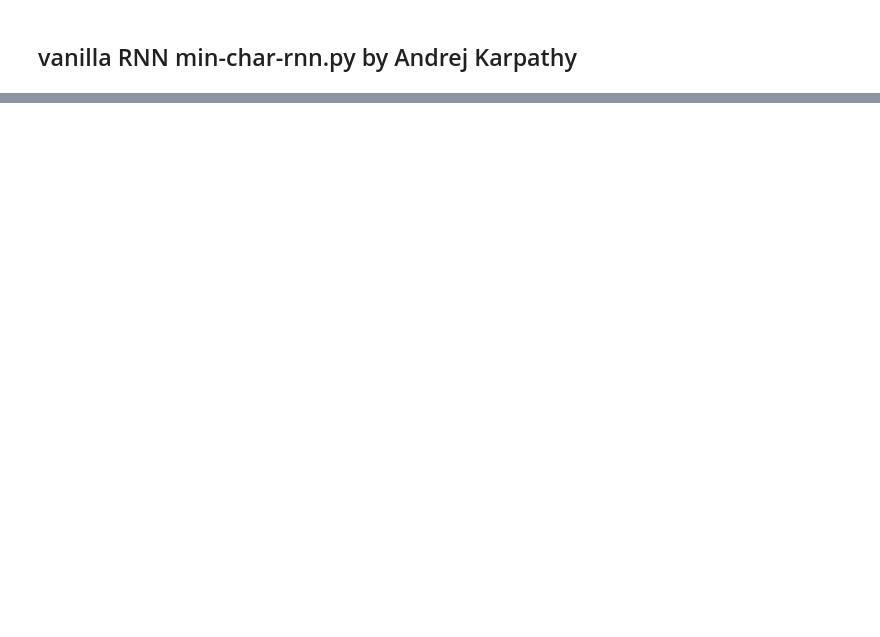
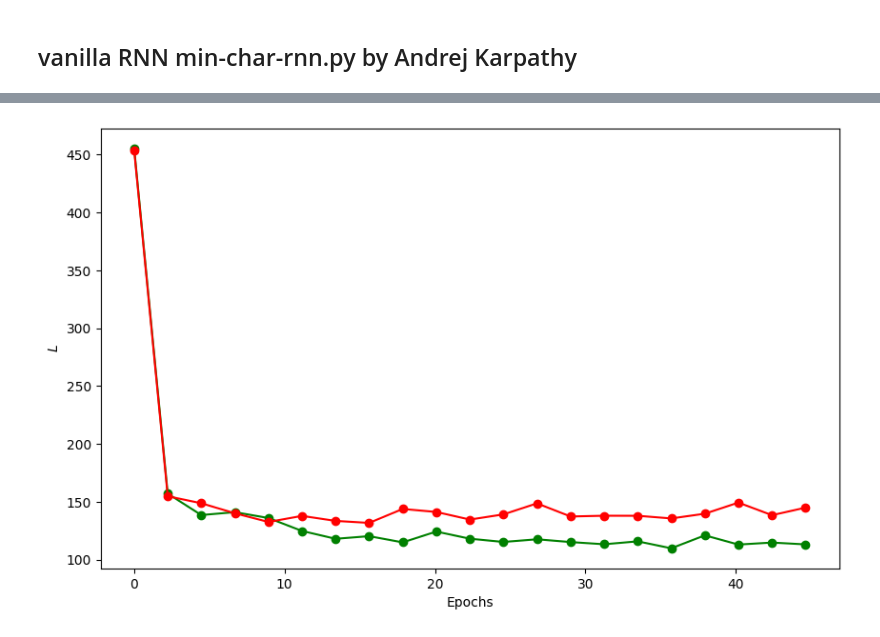
Before and after one commit to carlm451/LSTM_Char-LM_python-JAX, a Jupyter notebook: Notebook1_RNN_vs_LSTM_Comparison.ipynb, the cells around one changed output, grey strips where cells are left out. Saved outputs shown, nothing was run; the diff lists cells and outputs as text; code cells hidden in the pictures; blank space fills up the shorter version.

```diff
--- a/Notebook1_RNN_vs_LSTM_Comparison.ipynb
+++ b/Notebook1_RNN_vs_LSTM_Comparison.ipynb
@@ -11,14 +57,11 @@ import requests
 # %%
-# data I/O
-data = open('illiad_clean.txt', 'r').read() # should be simple plain text file
-
-
-
-
-
-#data = 'abcdefghijklmnopqrstuvwxyz0123456789'*1000
+# create global mapping for characters to token indices
 chars = list(set(data))
 data_size, vocab_size = len(data), len(chars)
 print('data has %d characters, %d unique.' % (data_size, vocab_size))
 char_to_ix = { ch:i for i,ch in enumerate(chars) }
 ix_to_char = { i:ch for i,ch in enumerate(chars) }
+
+lines = len(data.split('\n'))
+
+print(f"The text has {lines} lines")
@@ -52,0 +438,27 @@ import jax_char_lstm as lstm
+# %%
+hidden_sizes = [256,256]
+seq_length = 100
+
+mini_batch_size = 64
+
+total_steps = 5005
+
+#take 20% for validation data
+n_split = round(len(data)*0.8)
+train_data = data[:n_split]
+val_data = data[n_split:]
+
+history_3,out_params_3,out_hidden_3 = lstm.train_character_lstm(
+                                  seq_length=seq_length,
+                                  hidden_sizes=hidden_sizes,
+                                  mini_batch_size=mini_batch_size,
+                                  learning_rate=0.01,
+                                  total_steps=total_steps,
+                                  steps_sample_freq=250,
+                                  key=key,
+                                  training_data=train_data,
+                                  validation_data=val_data,
+                                  beta1=0.9,
+                                  beta2=0.999)
+
+# ~ 10-15 min
@@ -52,0 +483,7 @@ import jax_char_lstm as lstm
+# %%
+plot_training_history(history_3,
+                      mini_batch_size,
+                      seq_length,
+                      len(train_data))
+# %% [output]
+[figure, added]
```
Also changed, not shown: parts of 25 cells of this notebook.
